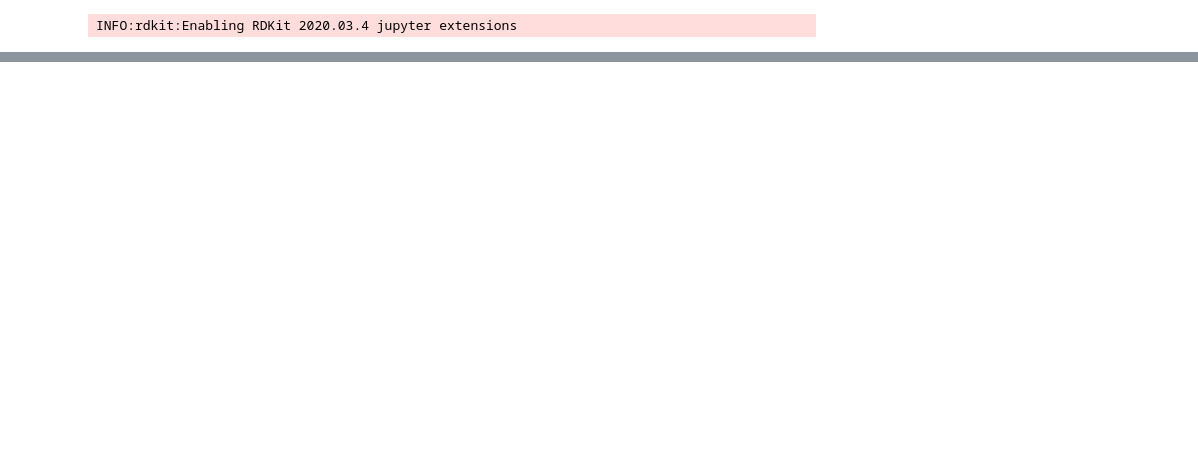
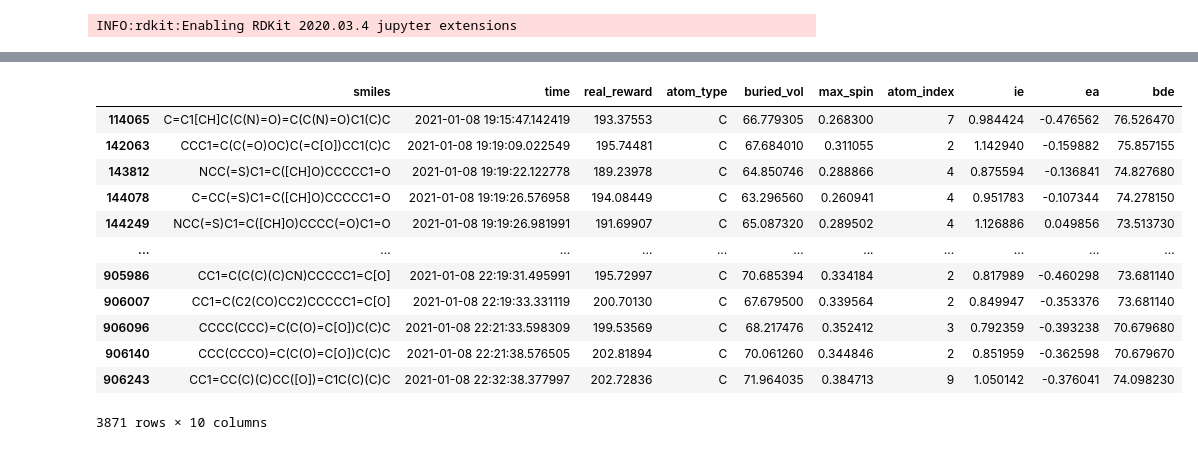
Before and after one commit to NREL/rlmolecule, a Jupyter notebook: stable_radical_optimization/monitor_progress.ipynb, the cells around one changed output, grey strips where cells are left out. Cells and saved outputs as stored; diff of their text form; code cells hidden in the pictures; blank space fills up the shorter version.

```diff
--- a/stable_radical_optimization/monitor_progress.ipynb
+++ b/stable_radical_optimization/monitor_progress.ipynb
@@ -157,3 +136,19 @@ pass_gng.shape
+# %%
+pass_gng
+# %% [output]
+|  | smiles | time | real_reward | atom_type | buried_vol | max_spin | atom_index | ie | ea | bde |
+| 114065 | C=C1[CH]C(C(N)=O)=C(C(N)=O)C1(C)C | 2021-01-08 19:15:47.142419 | 193.37553 | C | 66.779305 | 0.268300 | 7 | 0.984424 | -0.476562 | 76.526470 |
+| 142063 | CCC1=C(C(=O)OC)C(=C[O])CC1(C)C | 2021-01-08 19:19:09.022549 | 195.74481 | C | 67.684010 | 0.311055 | 2 | 1.142940 | -0.159882 | 75.857155 |
+| 143812 | NCC(=S)C1=C([CH]O)CCCCC1=O | 2021-01-08 19:19:22.122778 | 189.23978 | C | 64.850746 | 0.288866 | 4 | 0.875594 | -0.136841 | 74.827680 |
+| 144078 | C=CC(=S)C1=C([CH]O)CCCCC1=O | 2021-01-08 19:19:26.576958 | 194.08449 | C | 63.296560 | 0.260941 | 4 | 0.951783 | -0.107344 | 74.278150 |
+| 144249 | NCC(=S)C1=C([CH]O)CCCC(=O)C1=O | 2021-01-08 19:19:26.981991 | 191.69907 | C | 65.087320 | 0.289502 | 4 | 1.126886 | 0.049856 | 73.513730 |
+| ... | ... | ... | ... | ... | ... | ... | ... | ... | ... | ... |
+| 905986 | CC1=C(C(C)(C)CN)CCCCC1=C[O] | 2021-01-08 22:19:31.495991 | 195.72997 | C | 70.685394 | 0.334184 | 2 | 0.817989 | -0.460298 | 73.681140 |
+| 906007 | CC1=C(C2(CO)CC2)CCCCC1=C[O] | 2021-01-08 22:19:33.331119 | 200.70130 | C | 67.679500 | 0.339564 | 2 | 0.849947 | -0.353376 | 73.681140 |
+| 906096 | CCCC(CCC)=C(C(O)=C[O])C(C)C | 2021-01-08 22:21:33.598309 | 199.53569 | C | 68.217476 | 0.352412 | 3 | 0.792359 | -0.393238 | 70.679680 |
+| 906140 | CCC(CCCO)=C(C(O)=C[O])C(C)C | 2021-01-08 22:21:38.576505 | 202.81894 | C | 70.061260 | 0.344846 | 2 | 0.851959 | -0.362598 | 70.679670 |
+| 906243 | CC1=CC(C)(C)CC([O])=C1C(C)(C)C | 2021-01-08 22:32:38.377997 | 202.72836 | C | 71.964035 | 0.384713 | 9 | 1.050142 | -0.376041 | 74.098230 |
+3871 rows × 10 columns
 # %%
 fig, axs = plt.subplots(nrows=1, ncols=4, figsize=(13, 3), sharex=True, sharey=True)
 
```
Also changed, not shown: parts of 18 cells of this notebook, 4 other files.
